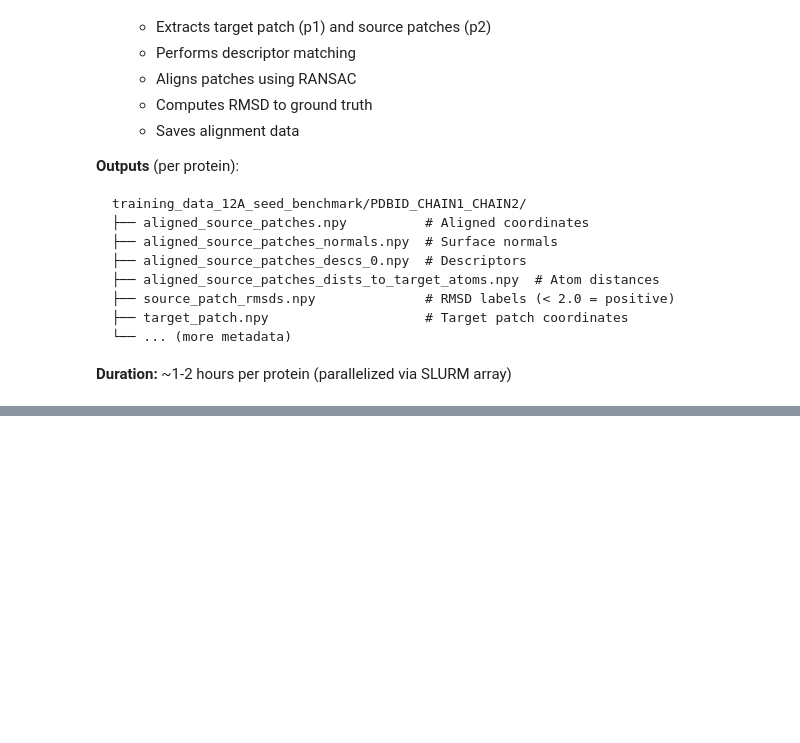
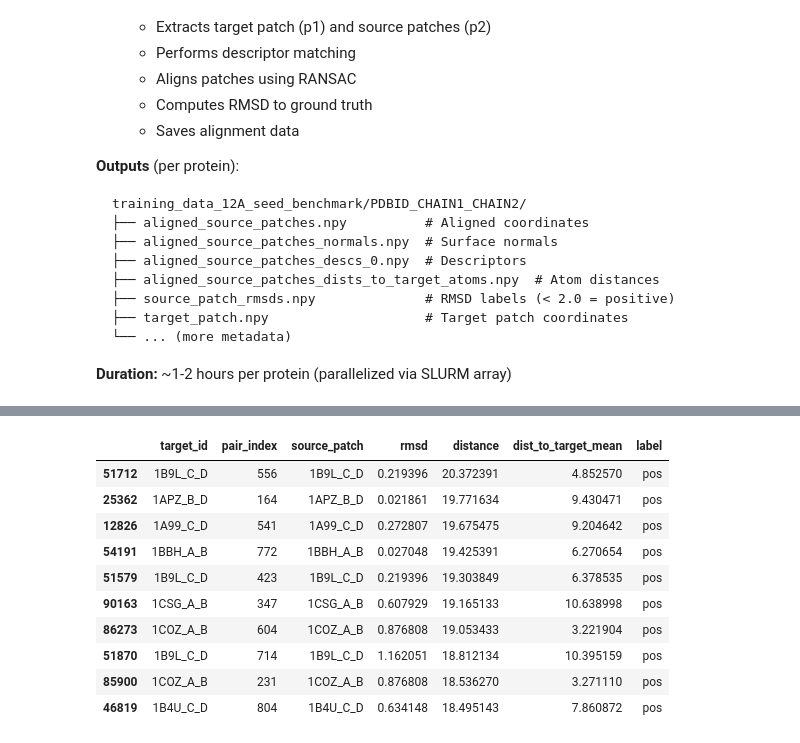
Before and after one commit to meng-yx/masif-neosurf-af2, a Jupyter notebook: masif_seed_search/data/scoring_nn/traning.ipynb, the cells around one changed output, grey strips where cells are left out. Drawn from its saved outputs; the diff is of its cells as text; code cells hidden in the pictures; blank space fills up the shorter version.

```diff
--- a/masif_seed_search/data/scoring_nn/traning.ipynb
+++ b/masif_seed_search/data/scoring_nn/traning.ipynb
@@ -45,0 +151,18 @@ Submitted batch job 52491912
+# %%
+# ----------- Potential issues ------------
+# TODO: Check if there is any positive pair with unusually large distance
+
+# sort the pos entries by distance
+df[df['label'] == 'pos'].sort_values(by='distance', ascending=False).head(10)
+# %% [output]
+|  | target_id | pair_index | source_patch | rmsd | distance | dist_to_target_mean | label |
+| 51712 | 1B9L_C_D | 556 | 1B9L_C_D | 0.219396 | 20.372391 | 4.852570 | pos |
+| 25362 | 1APZ_B_D | 164 | 1APZ_B_D | 0.021861 | 19.771634 | 9.430471 | pos |
+| 12826 | 1A99_C_D | 541 | 1A99_C_D | 0.272807 | 19.675475 | 9.204642 | pos |
+| 54191 | 1BBH_A_B | 772 | 1BBH_A_B | 0.027048 | 19.425391 | 6.270654 | pos |
+| 51579 | 1B9L_C_D | 423 | 1B9L_C_D | 0.219396 | 19.303849 | 6.378535 | pos |
+| 90163 | 1CSG_A_B | 347 | 1CSG_A_B | 0.607929 | 19.165133 | 10.638998 | pos |
+| 86273 | 1COZ_A_B | 604 | 1COZ_A_B | 0.876808 | 19.053433 | 3.221904 | pos |
+| 51870 | 1B9L_C_D | 714 | 1B9L_C_D | 1.162051 | 18.812134 | 10.395159 | pos |
+| 85900 | 1COZ_A_B | 231 | 1COZ_A_B | 0.876808 | 18.536270 | 3.271110 | pos |
+| 46819 | 1B4U_C_D | 804 | 1B4U_C_D | 0.634148 | 18.495143 | 7.860872 | pos |
```
Also changed, not shown: parts of 9 cells of this notebook, 6 other files.
